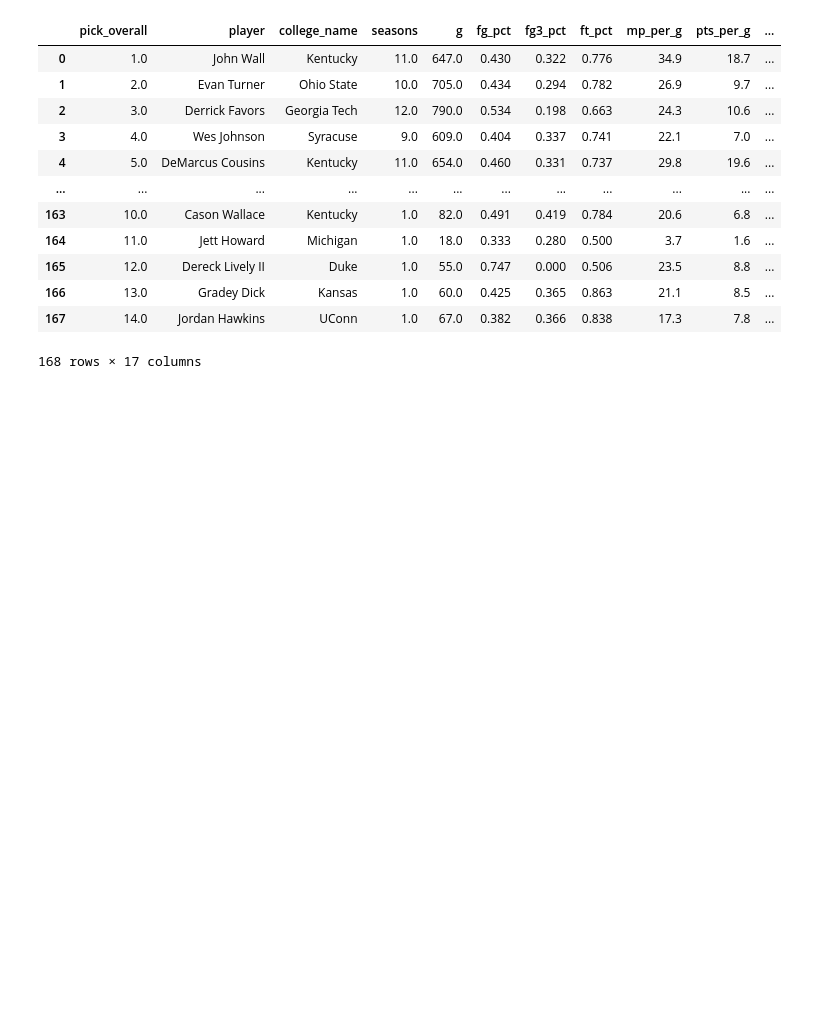
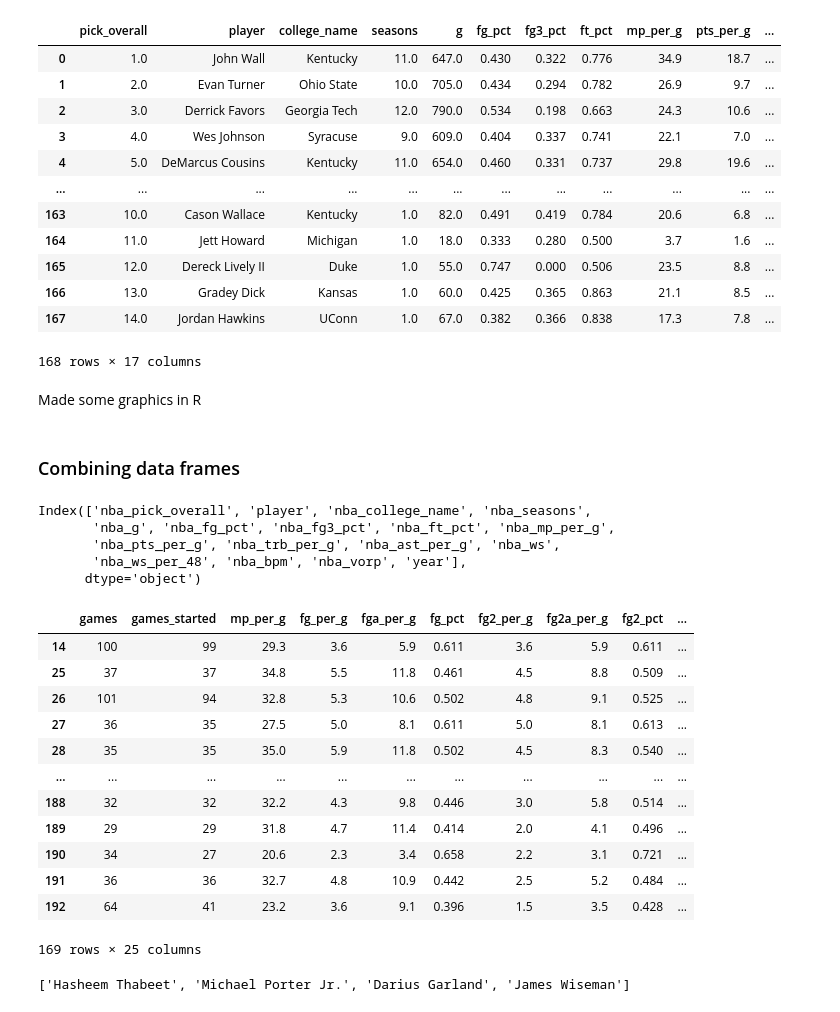
Before and after one commit to azh05/BSADJ-Spring24, a Jupyter notebook: BSAJournalism.ipynb, the cells around one changed output. Saved outputs shown, nothing was run; the diff lists cells and outputs as text; code cells hidden in the pictures; blank space fills up the shorter version.

```diff
--- a/BSAJournalism.ipynb
+++ b/BSAJournalism.ipynb
@@ -441,3 +466,7 @@ df_career_stats = df_career_stats.dropna(axis = 0)
 df_career_stats = df_career_stats.reset_index(drop = True)
 # %% [markdown]
 Filtering only the lottery picks, starting from 2010
+# %%
+pre2010list = df_career_stats[df_career_stats['year'] < 2010]
+pre2010list = pre2010list[pre2010list['pick_overall'] < 15]['player'].tolist()
+pre2010list
@@ -459,3 +506,45 @@ df_career_lot
 | 166 | 13.0 | Gradey Dick | Kansas | 1.0 | 60.0 | 0.425 | 0.365 | 0.863 | 21.1 | 8.5 | ... |
 | 167 | 14.0 | Jordan Hawkins | UConn | 1.0 | 67.0 | 0.382 | 0.366 | 0.838 | 17.3 | 7.8 | ... |
 168 rows × 17 columns
+# %% [markdown]
+Made some graphics in R
+# %% [markdown]
+### Combining data frames
+# %%
+df_comb = df_career_lot.rename(columns = {col : "nba_" + col for col in df_career_lot})
+df_comb = df_comb.rename(columns = {'nba_player': 'player', 'nba_year': 'year'})
+df_comb.columns
+# %% [output]
+Index(['nba_pick_overall', 'player', 'nba_college_name', 'nba_seasons',
+       'nba_g', 'nba_fg_pct', 'nba_fg3_pct', 'nba_ft_pct', 'nba_mp_per_g',
+       'nba_pts_per_g', 'nba_trb_per_g', 'nba_ast_per_g', 'nba_ws',
+       'nba_ws_per_48', 'nba_bpm', 'nba_vorp', 'year'],
+      dtype='object')
+# %%
+drop_cols = [
+    'conf_abbr',
+    'class',
+    'sos-dum',
+    'sos',
+    'school_name',
+]
+
+df = pd.read_csv("./data/cbbdata.csv")
+df_cbb_stats = df.drop(drop_cols, axis = 1)
+# %%
+df_cbb_stats = df_cbb_stats[~df_cbb_stats['player'].isin(pre2010list)]
+df_cbb_stats
+# %% [output]
+|  | games | games_started | mp_per_g | fg_per_g | fga_per_g | fg_pct | fg2_per_g | fg2a_per_g | fg2_pct | ... |
+| 14 | 100 | 99 | 29.3 | 3.6 | 5.9 | 0.611 | 3.6 | 5.9 | 0.611 | ... |
+| 25 | 37 | 37 | 34.8 | 5.5 | 11.8 | 0.461 | 4.5 | 8.8 | 0.509 | ... |
+| 26 | 101 | 94 | 32.8 | 5.3 | 10.6 | 0.502 | 4.8 | 9.1 | 0.525 | ... |
+| 27 | 36 | 35 | 27.5 | 5.0 | 8.1 | 0.611 | 5.0 | 8.1 | 0.613 | ... |
+| 28 | 35 | 35 | 35.0 | 5.9 | 11.8 | 0.502 | 4.5 | 8.3 | 0.540 | ... |
+| ... | ... | ... | ... | ... | ... | ... | ... | ... | ... | ... |
+| 188 | 32 | 32 | 32.2 | 4.3 | 9.8 | 0.446 | 3.0 | 5.8 | 0.514 | ... |
+| 189 | 29 | 29 | 31.8 | 4.7 | 11.4 | 0.414 | 2.0 | 4.1 | 0.496 | ... |
+| 190 | 34 | 27 | 20.6 | 2.3 | 3.4 | 0.658 | 2.2 | 3.1 | 0.721 | ... |
+| 191 | 36 | 36 | 32.7 | 4.8 | 10.9 | 0.442 | 2.5 | 5.2 | 0.484 | ... |
+| 192 | 64 | 41 | 23.2 | 3.6 | 9.1 | 0.396 | 1.5 | 3.5 | 0.428 | ... |
+169 rows × 25 columns
@@ -461,0 +558,4 @@ df_career_lot
+# %%
+print(in_names1_not_2)
+# %% [output]
+['Hasheem Thabeet', 'Michael Porter Jr.', 'Darius Garland', 'James Wiseman']
```
Also changed, not shown: parts of 12 cells of this notebook, 3 other files.
